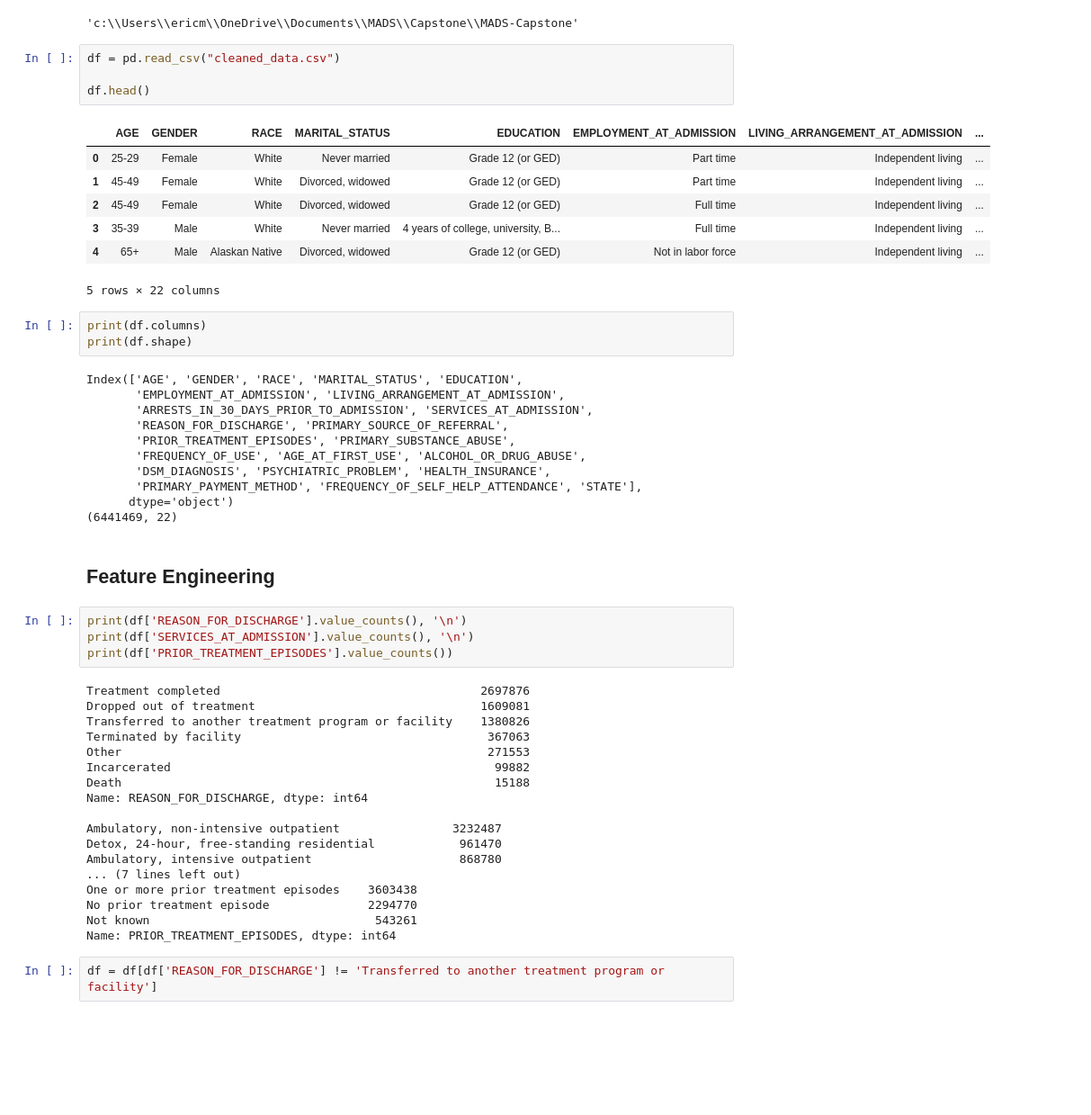
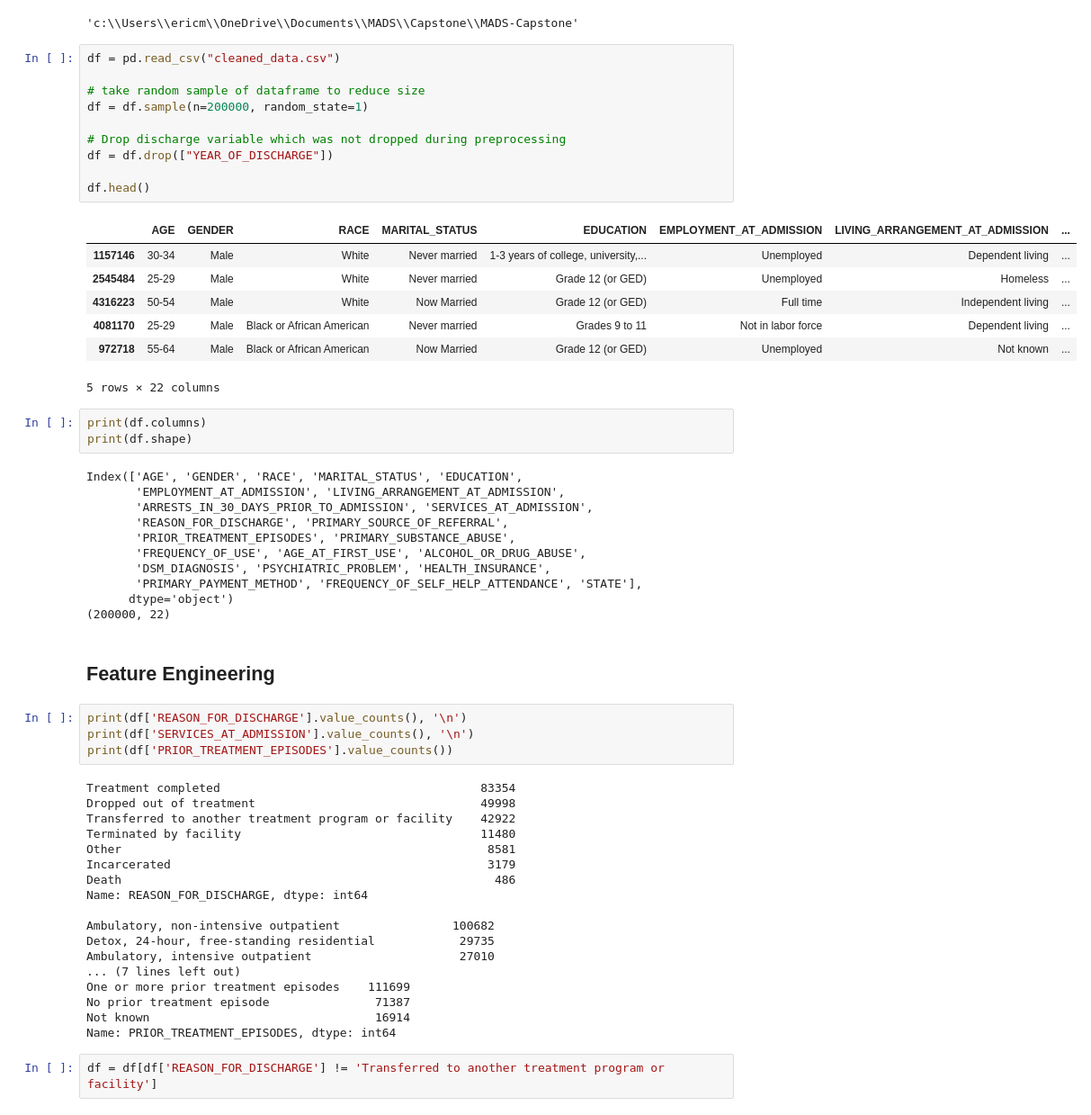
Before and after one commit to metzlere/MADS-Capstone, a Jupyter notebook: model_development.ipynb, the cells around one changed output. Shown at 90% size. Drawn from its saved outputs; the diff is of its cells as text; blank space fills up the shorter version.

```diff
--- a/model_development.ipynb
+++ b/model_development.ipynb
@@ -20,18 +20,24 @@ from joblib import load
 %pwd
 # %% [output]
 'c:\\Users\\ericm\\OneDrive\\Documents\\MADS\\Capstone\\MADS-Capstone'
-# %%
-df = pd.read_csv("cleaned_data.csv")
-
-df.head()
-# %% [output]
-|  | AGE | GENDER | RACE | MARITAL_STATUS | EDUCATION | EMPLOYMENT_AT_ADMISSION | LIVING_ARRANGEMENT_AT_ADMISSION | ... |
-| 0 | 25-29 | Female | White | Never married | Grade 12 (or GED) | Part time | Independent living | ... |
-| 1 | 45-49 | Female | White | Divorced, widowed | Grade 12 (or GED) | Part time | Independent living | ... |
-| 2 | 45-49 | Female | White | Divorced, widowed | Grade 12 (or GED) | Full time | Independent living | ... |
-| 3 | 35-39 | Male | White | Never married | 4 years of college, university, B... | Full time | Independent living | ... |
-| 4 | 65+ | Male | Alaskan Native | Divorced, widowed | Grade 12 (or GED) | Not in labor force | Independent living | ... |
-5 rows × 22 columns
+# %%
+df = pd.read_csv("cleaned_data.csv")
+
+# take random sample of dataframe to reduce size
+df = df.sample(n=200000, random_state=1)
+
+# Drop discharge variable which was not dropped during preprocessing
+df = df.drop(["YEAR_OF_DISCHARGE"])
+
+df.head()
+# %% [output]
+|  | AGE | GENDER | RACE | MARITAL_STATUS | EDUCATION | EMPLOYMENT_AT_ADMISSION | LIVING_ARRANGEMENT_AT_ADMISSION | ... |
+| 1157146 | 30-34 | Male | White | Never married | 1-3 years of college, university,... | Unemployed | Dependent living | ... |
+| 2545484 | 25-29 | Male | White | Never married | Grade 12 (or GED) | Unemployed | Homeless | ... |
+| 4316223 | 50-54 | Male | White | Now Married | Grade 12 (or GED) | Full time | Independent living | ... |
+| 4081170 | 25-29 | Male | Black or African American | Never married | Grades 9 to 11 | Not in labor force | Dependent living | ... |
+| 972718 | 55-64 | Male | Black or African American | Now Married | Grade 12 (or GED) | Unemployed | Not known | ... |
+5 rows × 22 columns
 # %%
 print(df.columns)
 print(df.shape)
@@ -45,7 +51,7 @@ Index(['AGE', 'GENDER', 'RACE', 'MARITAL_STATUS', 'EDUCATION',
        'DSM_DIAGNOSIS', 'PSYCHIATRIC_PROBLEM', 'HEALTH_INSURANCE',
        'PRIMARY_PAYMENT_METHOD', 'FREQUENCY_OF_SELF_HELP_ATTENDANCE', 'STATE'],
       dtype='object')
-(6441469, 22)
+(200000, 22)
 # %% [markdown]
 ## Feature Engineering
 # %%
@@ -53,22 +59,22 @@ print(df['REASON_FOR_DISCHARGE'].value_counts(), '\n')
 print(df['SERVICES_AT_ADMISSION'].value_counts(), '\n')
 print(df['PRIOR_TREATMENT_EPISODES'].value_counts())
 # %% [output]
-Treatment completed                                     2697876
-Dropped out of treatment                                1609081
-Transferred to another treatment program or facility    1380826
-Terminated by facility                                   367063
-Other                                                    271553
-Incarcerated                                              99882
-Death                                                     15188
+Treatment completed                                     83354
+Dropped out of treatment                                49998
+Transferred to another treatment program or facility    42922
+Terminated by facility                                  11480
+Other                                                    8581
+Incarcerated                                             3179
+Death                                                     486
 Name: REASON_FOR_DISCHARGE, dtype: int64
 
-Ambulatory, non-intensive outpatient                3232487
-Detox, 24-hour, free-standing residential            961470
-Ambulatory, intensive outpatient                     868780
+Ambulatory, non-intensive outpatient                100682
+Detox, 24-hour, free-standing residential            29735
+Ambulatory, intensive outpatient                     27010
 ... (7 lines left out)
-One or more prior treatment episodes    3603438
-No prior treatment episode              2294770
-Not known                                543261
+One or more prior treatment episodes    111699
+No prior treatment episode               71387
+Not known                                16914
 Name: PRIOR_TREATMENT_EPISODES, dtype: int64
 # %%
 df = df[df['REASON_FOR_DISCHARGE'] != 'Transferred to another treatment program or facility']
```
Also changed, not shown: parts of 8 cells of this notebook.
